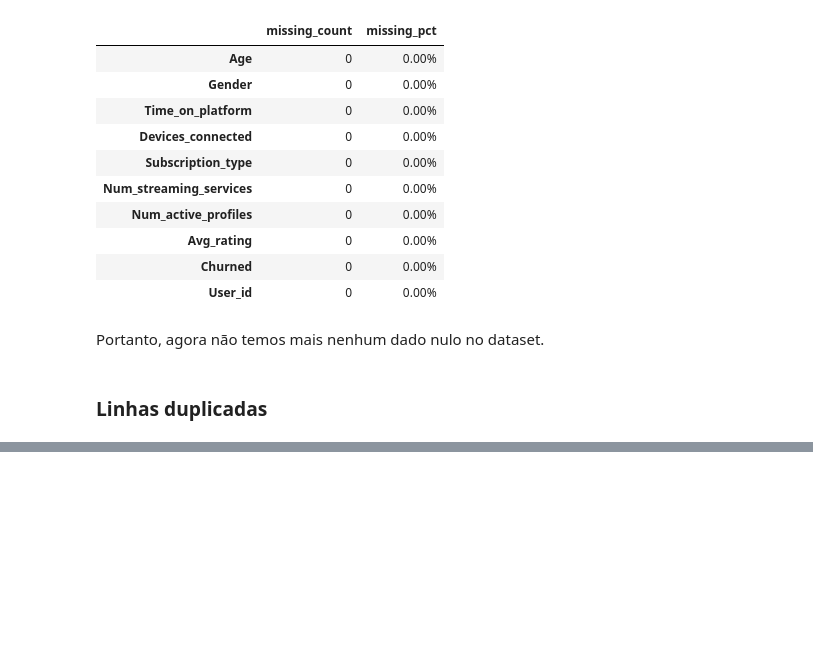
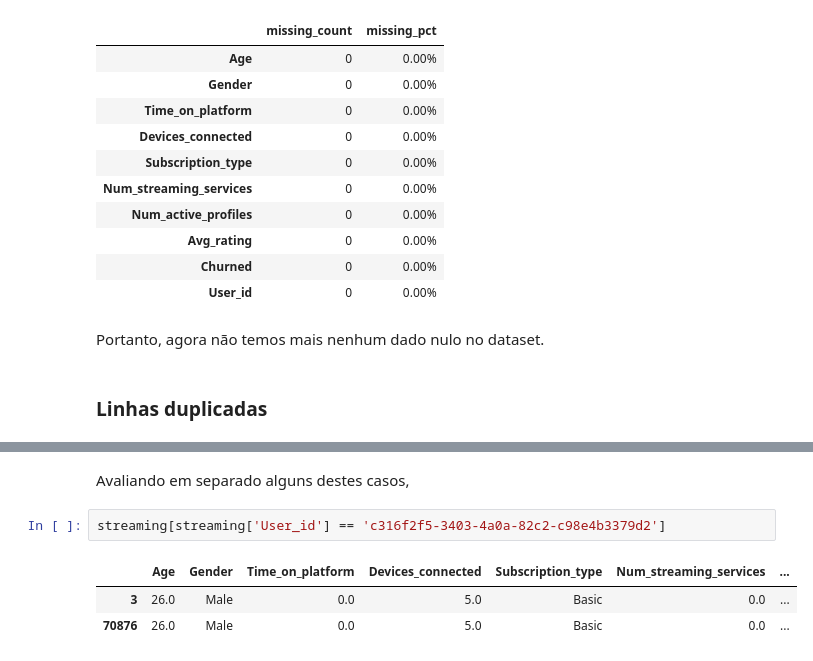
Before and after one commit to rfprates/modelo_classificacao_churn_streaming, a Jupyter notebook: case_classificacao_churn_streaming.ipynb, the cells around one changed output, grey strips where cells are left out. Drawn from its saved outputs; the diff is of its cells as text; blank space fills up the shorter version.

```diff
--- a/case_classificacao_churn_streaming.ipynb
+++ b/case_classificacao_churn_streaming.ipynb
@@ -333,0 +358,8 @@ Portanto, agora não temos mais nenhum dado nulo no dataset.
+# %% [markdown]
+Avaliando em separado alguns destes casos,
+# %%
+streaming[streaming['User_id'] == 'c316f2f5-3403-4a0a-82c2-c98e4b3379d2']
+# %% [output]
+|  | Age | Gender | Time_on_platform | Devices_connected | Subscription_type | Num_streaming_services | ... |
+| 3 | 26.0 | Male | 0.0 | 5.0 | Basic | 0.0 | ... |
+| 70876 | 26.0 | Male | 0.0 | 5.0 | Basic | 0.0 | ... |
```
Also changed, not shown: parts of 10 cells of this notebook.
